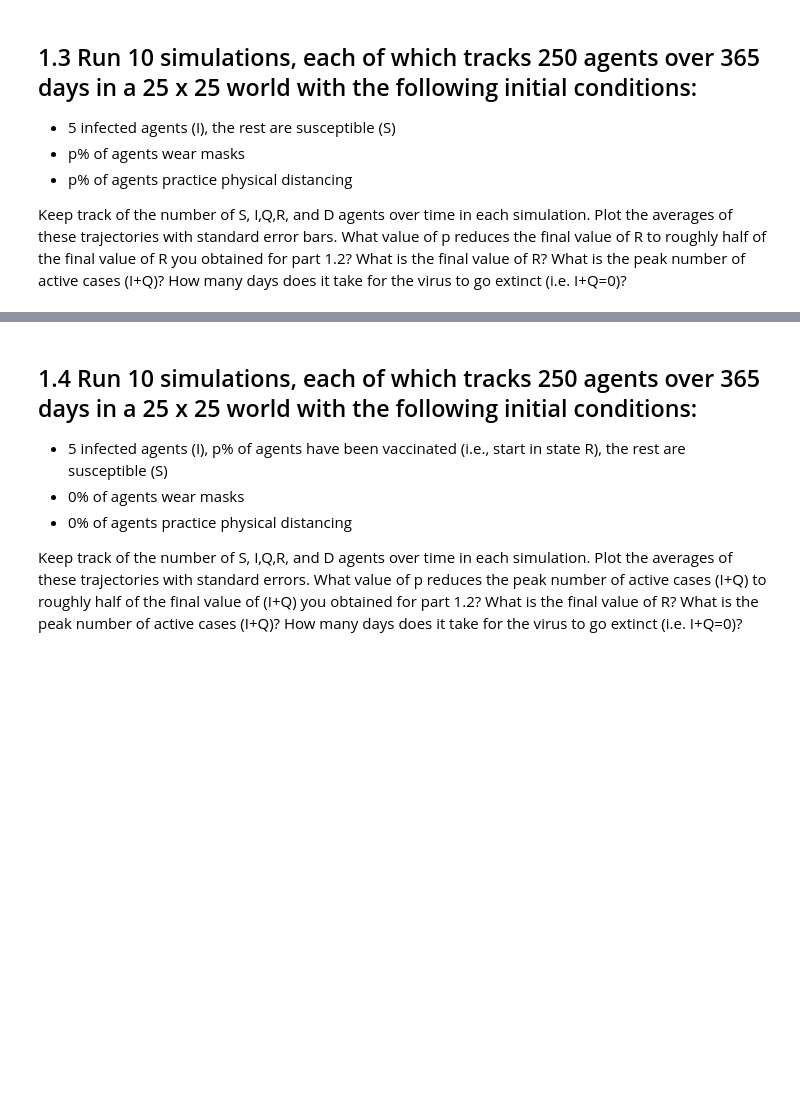
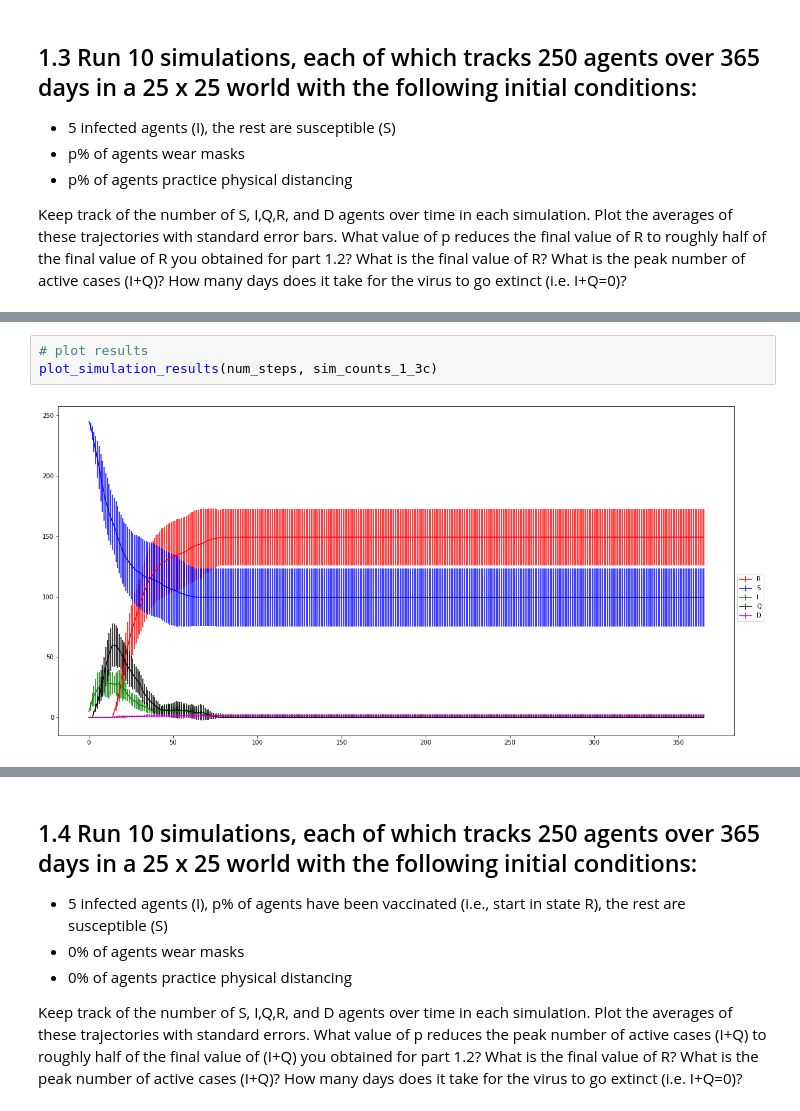
Before and after one commit to ryanquinnnelson/CMU-02718-Agent-based-SIR-Model-for-COVID-19, a Jupyter notebook: 02_518_02_718_Homework_4_ryann.ipynb, the cells around one changed output, grey strips where cells are left out. Saved outputs shown, nothing was run; the diff lists cells and outputs as text; blank space fills up the shorter version.

```diff
--- a/02_518_02_718_Homework_4_ryann.ipynb
+++ b/02_518_02_718_Homework_4_ryann.ipynb
@@ -2370,0 +2781,5 @@ How many days does it take for the virus to go extinct (i.e. I+Q=0)?
+# %%
+# plot results
+plot_simulation_results(num_steps, sim_counts_1_3c)
+# %% [output]
+[figure, added]
```
Also changed, not shown: parts of 94 cells of this notebook.
